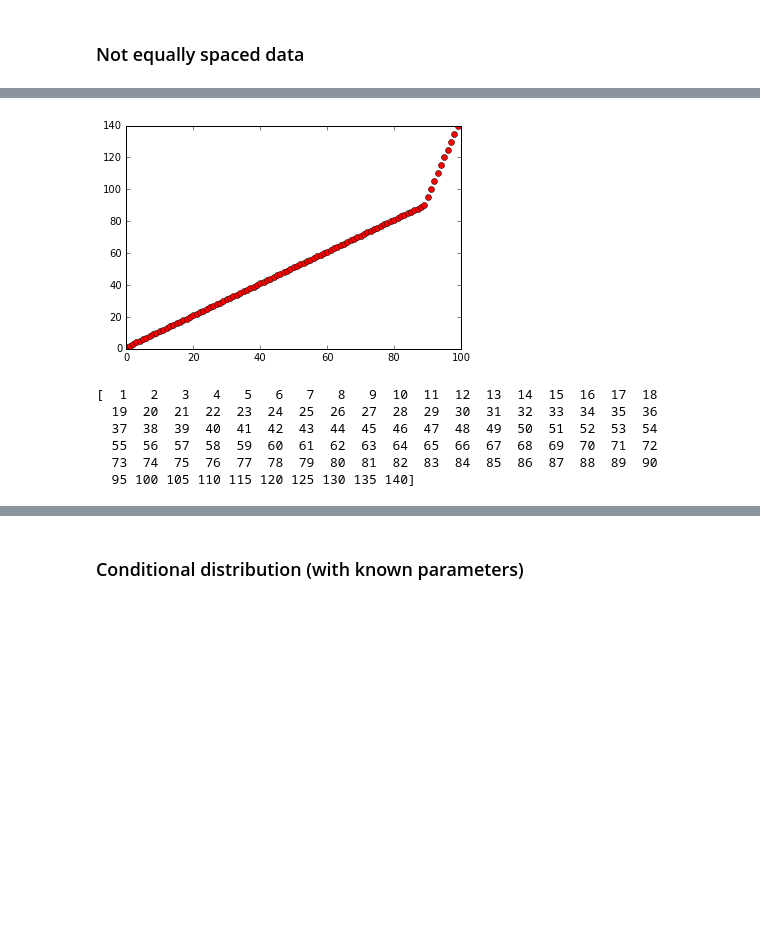
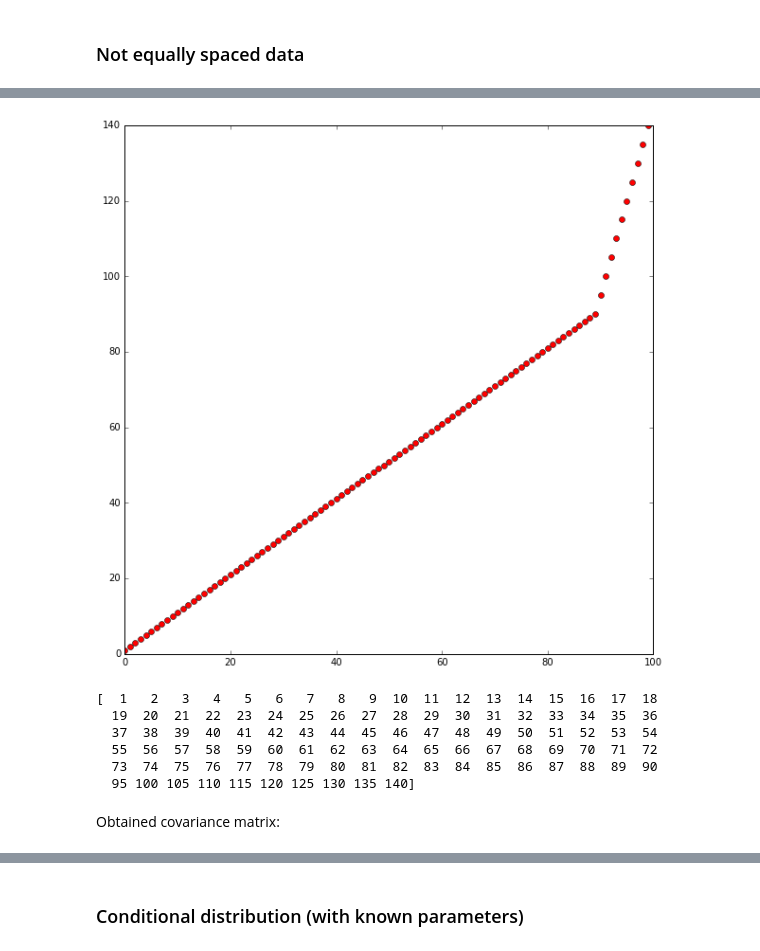
Before and after one commit to koptelovmax/gaussianprocess, a Jupyter notebook: Python/Multivariate_Gaussian.ipynb, the cells around one changed output, grey strips where cells are left out. Cells and saved outputs as stored; diff of their text form; code cells hidden in the pictures; blank space fills up the shorter version.

```diff
--- a/Python/Multivariate_Gaussian.ipynb
+++ b/Python/Multivariate_Gaussian.ipynb
@@ -73,9 +88,10 @@ mp.show()
 # %%
 x[90:100] = np.arange(95, 145, 5)
+fig = mp.figure(figsize=(10,10)) # scale of the plot
 mp.plot(x, 'ro')
 mp.show()
 # %% [output]
-[figure, old version]
+[figure, new version]
 # %%
 print(x)
 # %% [output]
@@ -85,6 +101,8 @@ print(x)
   55  56  57  58  59  60  61  62  63  64  65  66  67  68  69  70  71  72
   73  74  75  76  77  78  79  80  81  82  83  84  85  86  87  88  89  90
   95 100 105 110 115 120 125 130 135 140]
+# %% [markdown]
+Obtained covariance matrix:
 # %%
 K = getkernmatrix(x,x)
 
```
Also changed, not shown: parts of 31 cells of this notebook, 2 other files.
